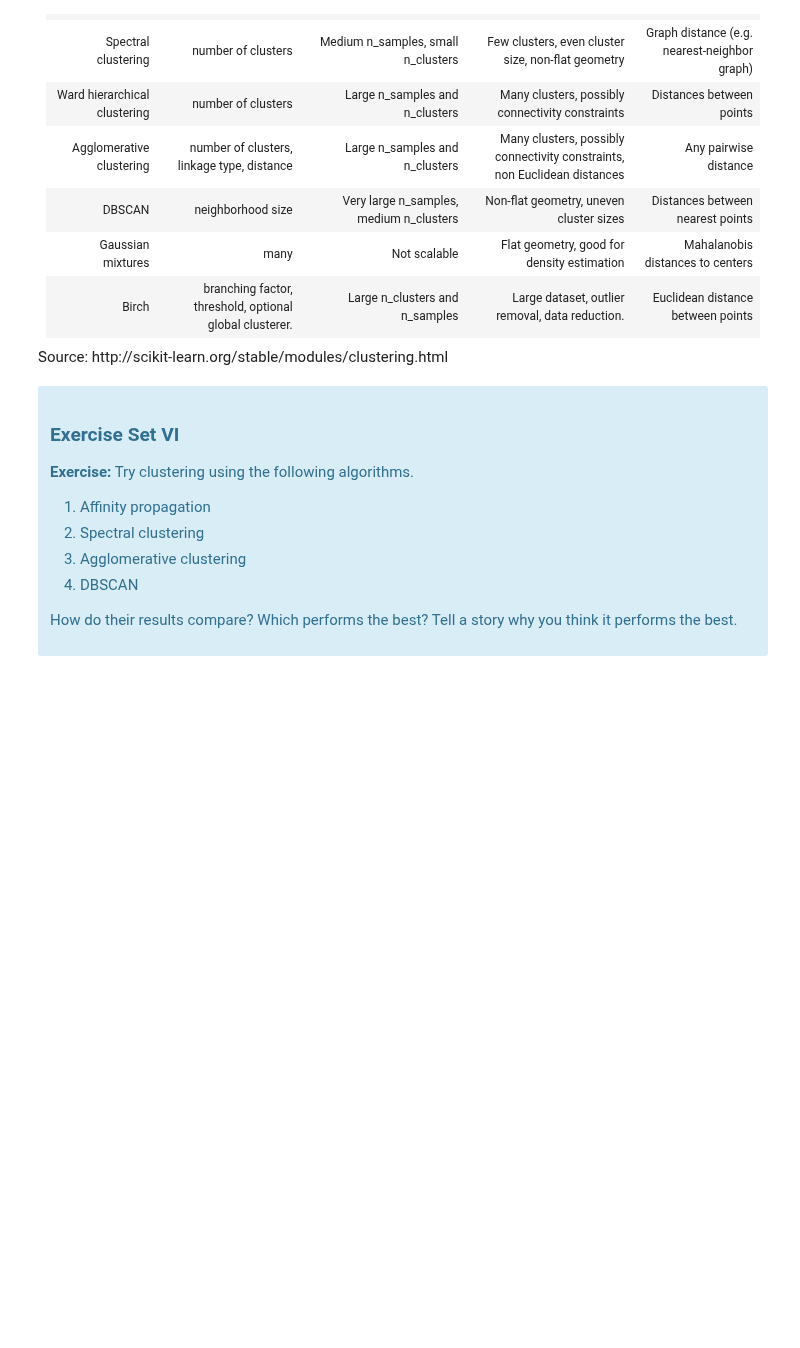
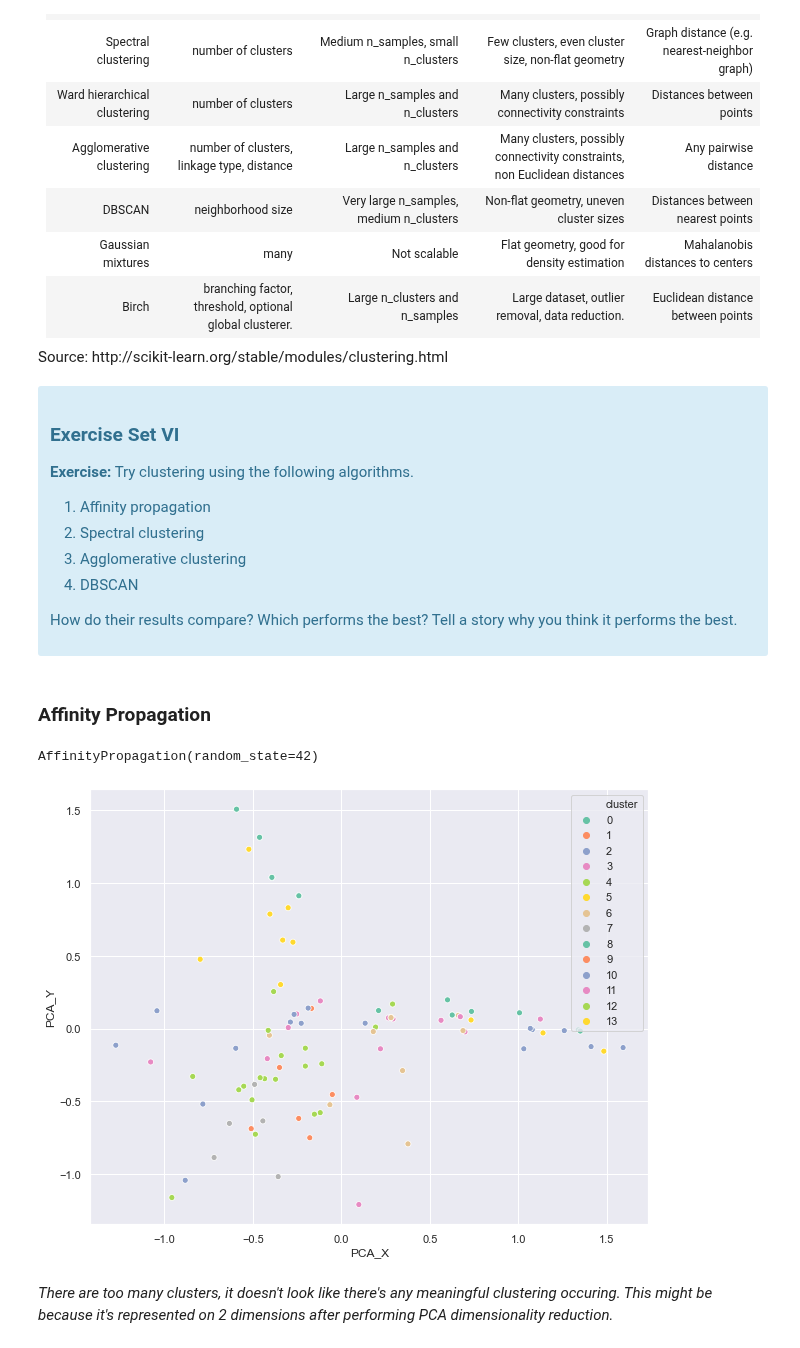
Before and after one commit to Dylan-C-Neal/Springboard-Data-Science-Career-Track, a Jupyter notebook: Clustering Case Study/Clustering Case Study - Customer Segmentation with K-Means - Tier 3 (1).ipynb, the cells around one changed output. Saved outputs shown, nothing was run; the diff lists cells and outputs as text; code cells hidden in the pictures; blank space fills up the shorter version.

Commit message:
Saving Clustering Case Study progress

```diff
--- a/Clustering Case Study/Clustering Case Study - Customer Segmentation with K-Means - Tier 3 (1).ipynb
+++ b/Clustering Case Study/Clustering Case Study - Customer Segmentation with K-Means - Tier 3 (1).ipynb
@@ -622,0 +621,37 @@ Source: http://scikit-learn.org/stable/modules/clustering.html
+# %% [markdown]
+### Affinity Propagation
+# %%
+# Affinity propagation
+from sklearn.cluster import AffinityPropagation
+AffProp = AffinityPropagation(random_state=42)
+AffProp.fit(x_cols)
+# %% [output]
+AffinityPropagation(random_state=42)
+# %%
+# create new data frame with Affinity Propagation cluster labels
+dfaff = df
+dfaff['cluster'] = AffProp.labels_
+# %%
+# fit and transform the data
+pca = PCA(n_components=3)
+pca.fit(dfaff.drop(columns=['customer_name', 'cluster']))
+dfpca = pca.transform(dfaff.drop(columns=['customer_name', 'cluster']))
+# %%
+# create df1 containing customer_name, cluster, PCA_X, and PCA_Y
+df1 = pd.DataFrame()
+df1['customer_name'] = dfaff['customer_name']
+df1['cluster'] = dfaff['cluster']
+df1['PCA_X'] = dfpca[:, 0]
+df1['PCA_Y'] = dfpca[:, 1]
+df1['PCA_Z'] = dfpca[:, 2]
+# %%
+# plot PCA_X vs PCA_Y
+
+_ = plt.figure(figsize=(10,8))
+_ = sns.scatterplot(x='PCA_X', y='PCA_Y', hue='cluster', data=df1, palette="Set2")
+_ = plt.show()
+_ = plt.close()
+# %% [output]
+[figure, added]
+# %% [markdown]
+*There are too many clusters, it doesn't look like there's any meaningful clustering occuring. This might be because it's represented on 2 dimensions after performing PCA dimensionality reduction.*
```
Also changed, not shown: parts of 3 cells of this notebook.
